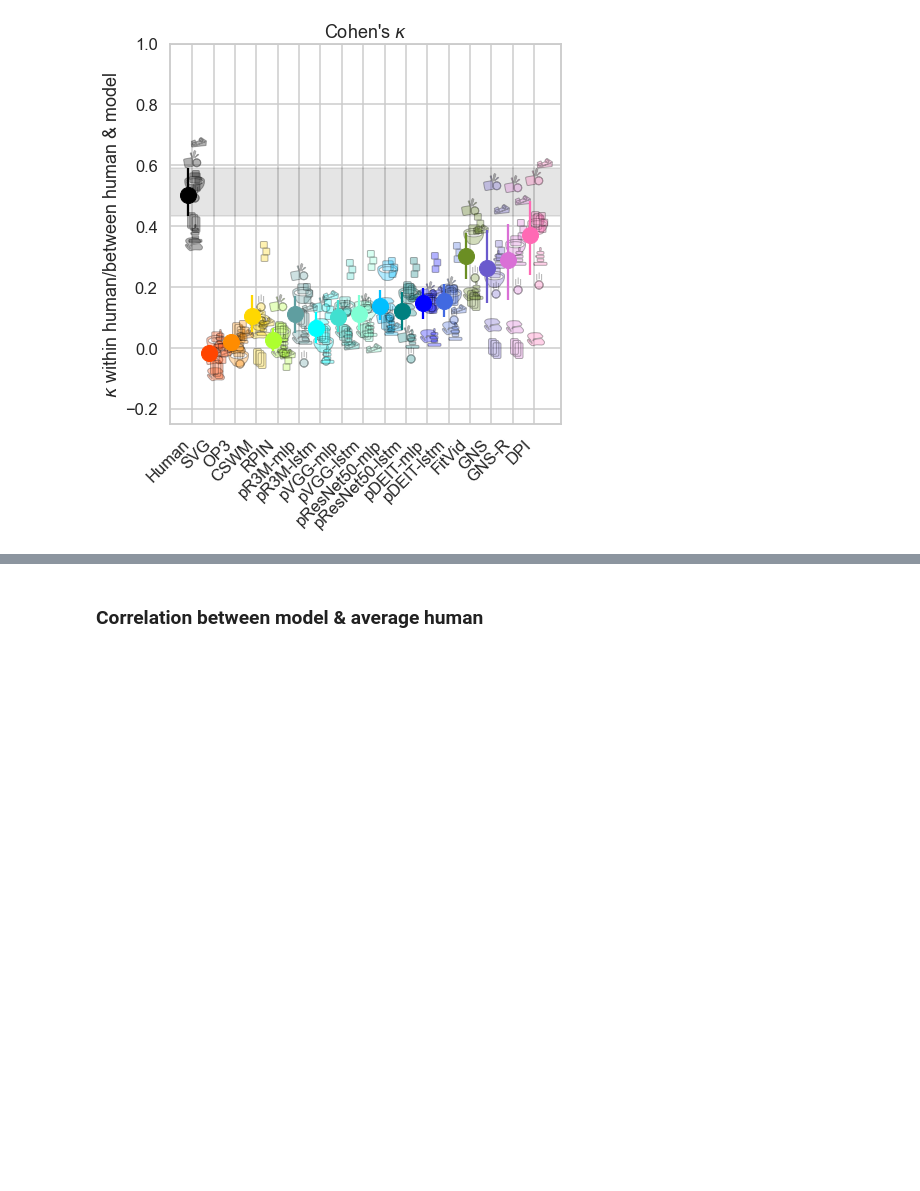
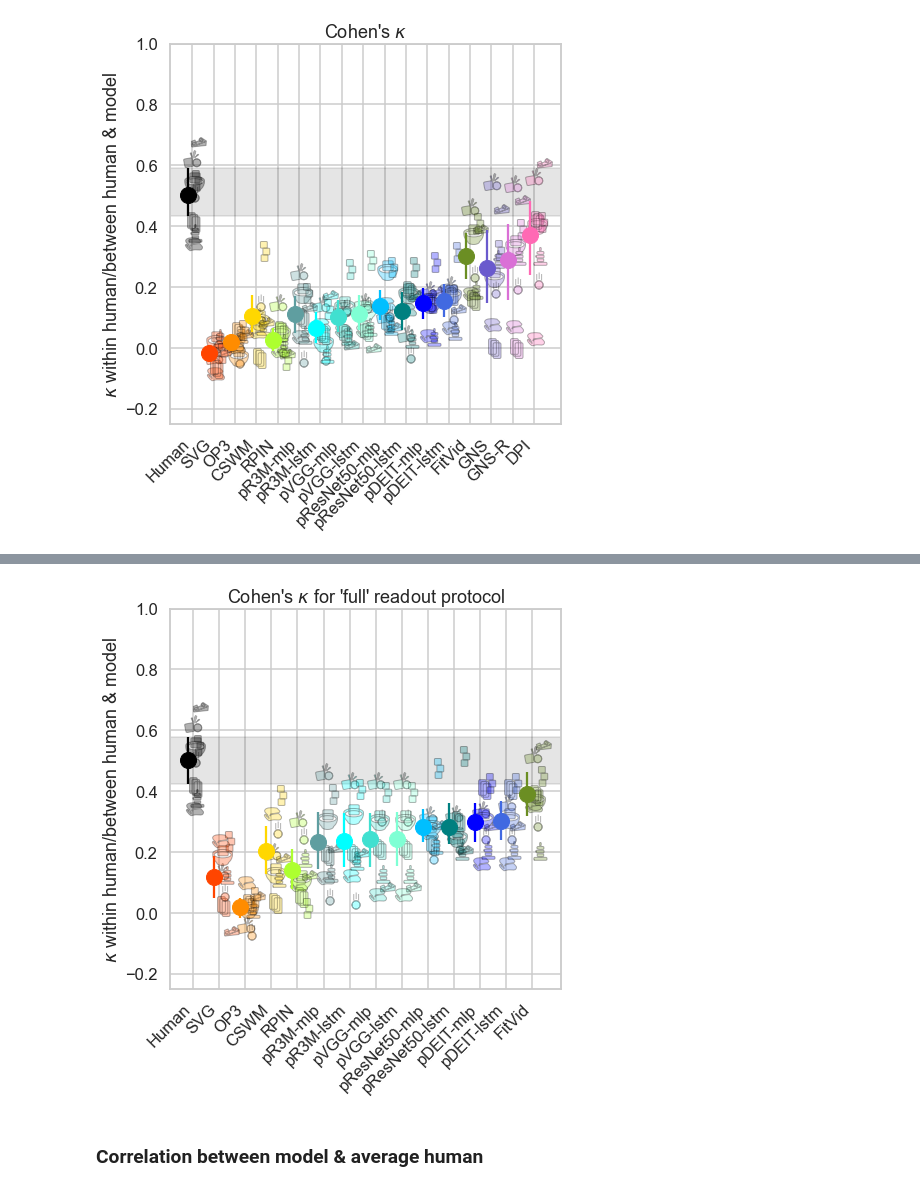
Before and after one commit to cogtoolslab/physics-benchmarking-neurips2021, a Jupyter notebook: analysis/paper_plots.ipynb, the cells around one changed output, grey strips where cells are left out. Drawn from its saved outputs; the diff is of its cells as text; code cells hidden in the pictures; blank space fills up the shorter version.

```diff
--- a/analysis/paper_plots.ipynb
+++ b/analysis/paper_plots.ipynb
@@ -468,3 +411,64 @@ plt.show()
+# %%
+VISION_MODELS = {k:v for k,v in MODELS.items() if not ('DPI' in v or 'GNS' in v)} # remove particle models, since they don't have different readout protocols
+
+fig, axis = plt.subplots(figsize=FIGSIZE)
+
+# human zone
+## human
+mean_human,lb_human,ub_human,_,_ = bootstrap_means(ACK['corr_med'])
+axis.axhspan(lb_human,ub_human,
+              color="black",
+               alpha=0.1)
+
+for si,scenario in enumerate(SCENARIOS):
+    #plot human data
+    axis.plot(0+si*.03,ACK[ACK['scenario']==scenario]['corr_med'],
+              label="Human",
+              marker=ICONS[scenario],
+              fillstyle='full',
+#               markerfacecolor="black",
+              color="black",
+              alpha=.3,
+              ms=MARKER_SIZE)
+    #plot model data
+    for x,(model,model_name) in enumerate(VISION_MODELS.items()):
+        axis.plot(x+1+si*SCEN_SHIFT,MH_both_observed[(MH_both_observed['scenario']==scenario) & (MH_both_observed['Model Kind'] == model)]['Cohens_k_med'],
+                  marker=ICONS[scenario],
+                  fillstyle='full',
+                  markerfacecolor=COLORS[model_name],
+                  color="black",
+                  label=model_name,
+                  alpha=.3,
+                  ms=MARKER_SIZE)
+#plot means
+## human
+lb_human = abs(mean_human - lb_human) #as we error relative to mean
+ub_human = abs(mean_human - ub_human)
+axis.errorbar(0-.2,mean_human,
+              yerr=([lb_human],[ub_human]),
+              label="Human",
+              color="black",
+              marker = "o",
+              ms=MARKER_SIZE*MEAN_MULTIPLIER)
+## models
+for x,(model,model_name) in enumerate(VISION_MODELS.items()):
+    mean,lb,ub,_,_ = bootstrap_means(MH_both_observed[(MH_both_observed['Model Kind'] == model)]['Cohens_k_med'])
+    axis.errorbar(x+1-.2,mean,([abs(mean-lb)],[abs(mean-ub)]),
+      marker="o",
+      color=COLORS[model_name],
+      label=model_name,
+      ms=MARKER_SIZE*MEAN_MULTIPLIER)
+
+#add labels
+axis.set_xticks(np.arange(len(VISION_MODELS)+1))
+axis.set_xticklabels(["Human"] + list(VISION_MODELS.values()),rotation=45,ha='right')
+axis.set_title("Cohen's $\kappa$ for 'full' readout protocol")
+axis.set_ylabel("$\kappa$ within human/between human & model")
+axis.set_ybound((-.25,1))
+plt.savefig(os.path.join(plot_dir,"human_model_CohensK_full.pdf"),bbox_inches='tight')
+plt.show()
+# %% [output]
+[figure, added]
 # %% [markdown]
 ### Correlation between model & average human
 # %%
```
Also changed, not shown: parts of 2 cells of this notebook.
